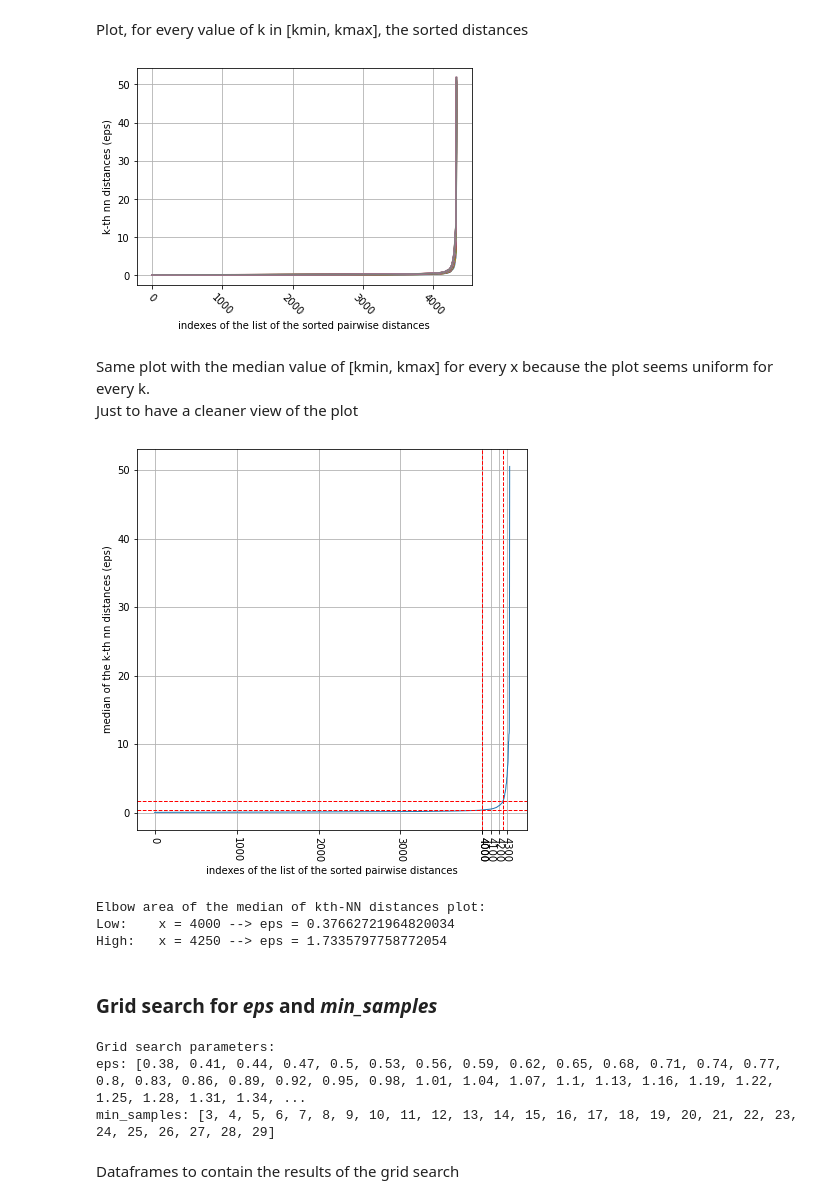
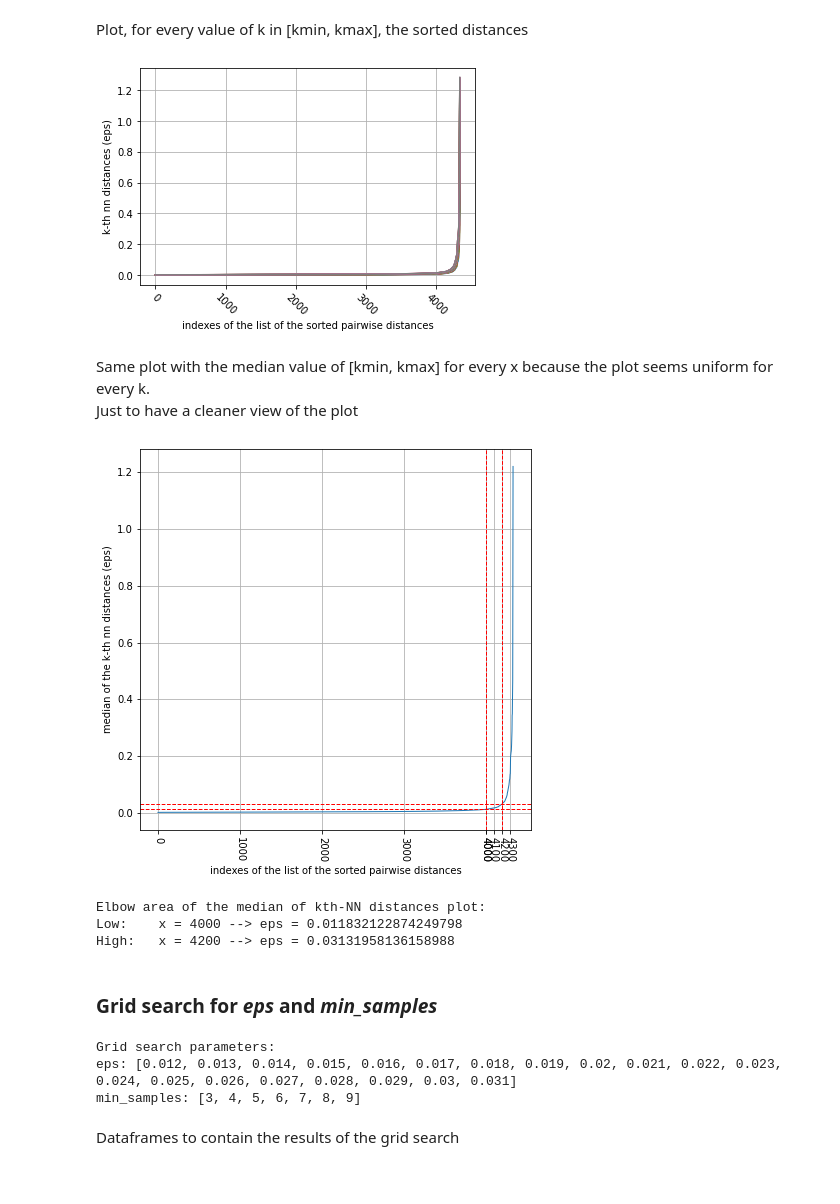
Before and after one commit to AlexPasqua/DM-project, a Jupyter notebook: DBSCAN.ipynb, the cells around one changed output. Cells and saved outputs as stored; diff of their text form; code cells hidden in the pictures.

```diff
--- a/DBSCAN.ipynb
+++ b/DBSCAN.ipynb
@@ -50,8 +50,8 @@ df_reduct.boxplot(list(df_reduct.columns), rot=90)
 ## Preprocessing - Normalization
 # %%
 # standard normalization: remove mean and scale to unit variance
-from sklearn.preprocessing import StandardScaler
-scaler = StandardScaler()
+from sklearn.preprocessing import MinMaxScaler
+scaler = MinMaxScaler()
 df_norm = scaler.fit_transform(df_reduct.values)
 df_norm = pd.DataFrame(df_norm, columns=df_reduct.columns)
 # %%
@@ -105,7 +105,7 @@ plt.tick_params(axis='both', which='major')
 plt.grid()
 plt.show()
 # %% [output]
-[figure, old version]
+[figure, new version]
 # %% [markdown]
 Same plot with the median value of [kmin, kmax] for every x because the plot seems uniform for every k.<br>
 Just to have a cleaner view of the plot
@@ -119,30 +119,30 @@ for i in tqdm(range(len(kth_distances[kmin])), total=len(kth_distances[kmin]), d
 # %%
 figure(figsize=(7,7))
 plt.plot(range(0,len(kth_distances[kmin])), kmedian, linewidth=1) #kmedian already sorted
 plt.ylabel('median of the k-th nn distances (eps)')
 plt.xlabel('indexes of the list of the sorted pairwise distances')
 
 xticks = []
 for i in range(0, 4001, 1000): xticks.append(i)
 for i in range(4000, len(kth_distances[kmin]), 100): xticks.append(i)
 plt.xticks(xticks, rotation=-90)
 plt.tick_params(axis='both', which='major')
 plt.grid()
 low_elb = 4000
-high_elb = 4250
+high_elb = 4200
 plt.axvline(x=low_elb, color='red', linestyle='--', linewidth=1)
 plt.axhline(y=sorted(kmedian)[low_elb], color='red', linestyle='--', linewidth=1)
 plt.axvline(x=high_elb, color='red', linestyle='--', linewidth=1)
 plt.axhline(y=sorted(kmedian)[high_elb], color='red', linestyle='--', linewidth=1)
 plt.show()
 print("Elbow area of the median of kth-NN distances plot:")
 print(f"Low:\tx = {low_elb} --> eps = {kmedian[low_elb]}")  # kmedian is already sorted
 print(f"High:\tx = {high_elb} --> eps = {kmedian[high_elb]}")  # kmedian is already sorted
 # %% [output]
-[figure, old version]
+[figure, new version]
 Elbow area of the median of kth-NN distances plot:
-Low:    x = 4000 --> eps = 0.37662721964820034
-High:   x = 4250 --> eps = 1.7335797758772054
+Low:    x = 4000 --> eps = 0.011832122874249798
+High:   x = 4200 --> eps = 0.03131958136158988
 # %% [markdown]
 ### Grid search for _eps_ and <i>min_samples</i>
 # %%
@@ -174,7 +174,7 @@ def get_metrics(eps, ms, dataset, iter_):
     return noise_mean_distance, number_of_clusters
 # %%
 # Lists for the params to test in the grid search
-gs_eps_list = [round(eps, 2) for eps in np.arange(kmedian[low_elb], kmedian[high_elb], 0.03)]
+gs_eps_list = [round(eps, 3) for eps in np.arange(kmedian[low_elb], kmedian[high_elb], 0.001)]
 gs_ms_list = range(kmin, 10, 1) # after k=9 we always get 1 cluster
 
 print("Grid search parameters:")
@@ -182,8 +182,8 @@ print("eps:", gs_eps_list)
 print("min_samples:", list(gs_ms_list))
 # %% [output]
 Grid search parameters:
-eps: [0.38, 0.41, 0.44, 0.47, 0.5, 0.53, 0.56, 0.59, 0.62, 0.65, 0.68, 0.71, 0.74, 0.77, 0.8, 0.83, 0.86, 0.89, 0.92, 0.95, 0.98, 1.01, 1.04, 1.07, 1.1, 1.13, 1.16, 1.19, 1.22, 1.25, 1.28, 1.31, 1.34, ...
-min_samples: [3, 4, 5, 6, 7, 8, 9, 10, 11, 12, 13, 14, 15, 16, 17, 18, 19, 20, 21, 22, 23, 24, 25, 26, 27, 28, 29]
+eps: [0.012, 0.013, 0.014, 0.015, 0.016, 0.017, 0.018, 0.019, 0.02, 0.021, 0.022, 0.023, 0.024, 0.025, 0.026, 0.027, 0.028, 0.029, 0.03, 0.031]
+min_samples: [3, 4, 5, 6, 7, 8, 9]
 # %% [markdown]
 Dataframes to contain the results of the grid search
 # %%
```
Also changed, not shown: parts of 12 cells of this notebook.
